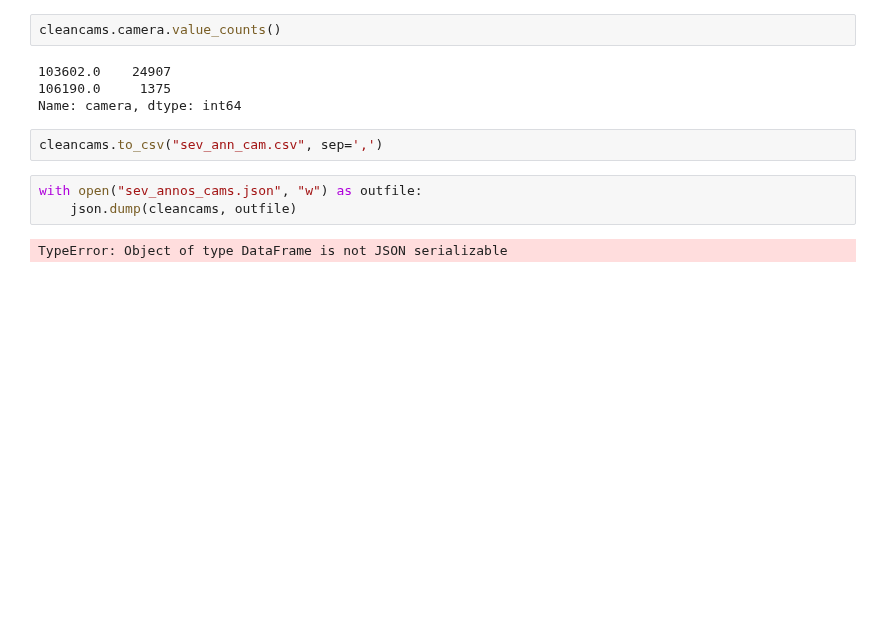
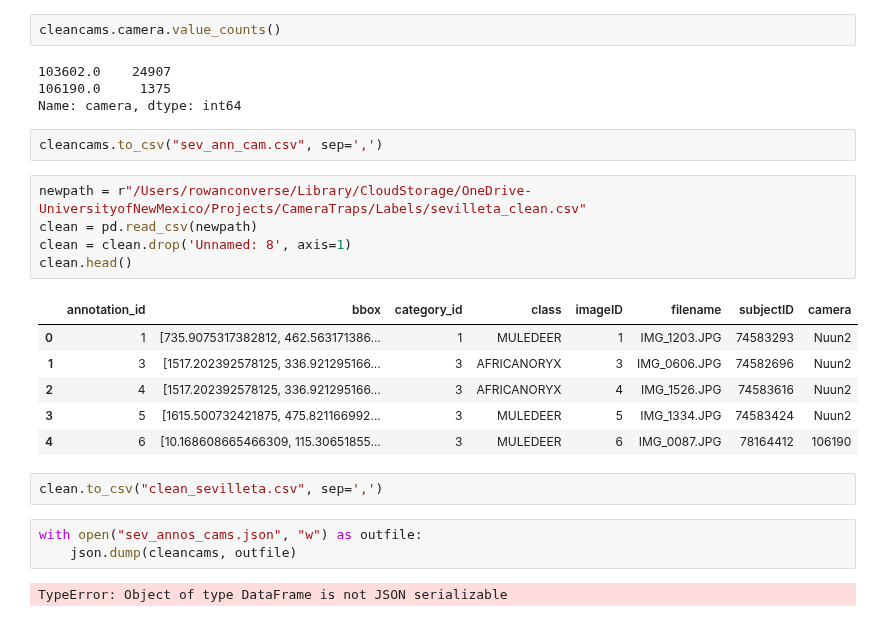
Before and after one commit to rowanoaktree/WildSouthwest, a Jupyter notebook: Scratch/sev_zooniverse2COCO.ipynb, the cells around one changed output. Drawn from its saved outputs; the diff is of its cells as text; blank space fills up the shorter version.

Commit message:
small annotation edits

```diff
--- a/Scratch/sev_zooniverse2COCO.ipynb
+++ b/Scratch/sev_zooniverse2COCO.ipynb
@@ -189,6 +189,20 @@ cleancams.camera.value_counts()
 Name: camera, dtype: int64
 # %%
 cleancams.to_csv("sev_ann_cam.csv", sep=',')
+# %%
+newpath = r"/Users/rowanconverse/Library/CloudStorage/OneDrive-UniversityofNewMexico/Projects/CameraTraps/Labels/sevilleta_clean.csv"
+clean = pd.read_csv(newpath)
+clean = clean.drop('Unnamed: 8', axis=1)
+clean.head()
+# %% [output]
+|  | annotation_id | bbox | category_id | class | imageID | filename | subjectID | camera |
+| 0 | 1 | [735.9075317382812, 462.563171386... | 1 | MULEDEER | 1 | IMG_1203.JPG | 74583293 | Nuun2 |
+| 1 | 3 | [1517.202392578125, 336.921295166... | 3 | AFRICANORYX | 3 | IMG_0606.JPG | 74582696 | Nuun2 |
+| 2 | 4 | [1517.202392578125, 336.921295166... | 3 | AFRICANORYX | 4 | IMG_1526.JPG | 74583616 | Nuun2 |
+| 3 | 5 | [1615.500732421875, 475.821166992... | 3 | MULEDEER | 5 | IMG_1334.JPG | 74583424 | Nuun2 |
+| 4 | 6 | [10.168608665466309, 115.30651855... | 3 | MULEDEER | 6 | IMG_0087.JPG | 78164412 | 106190 |
+# %%
+clean.to_csv("clean_sevilleta.csv", sep=',')
 # %%
 with open("sev_annos_cams.json", "w") as outfile:
     json.dump(cleancams, outfile)
```
